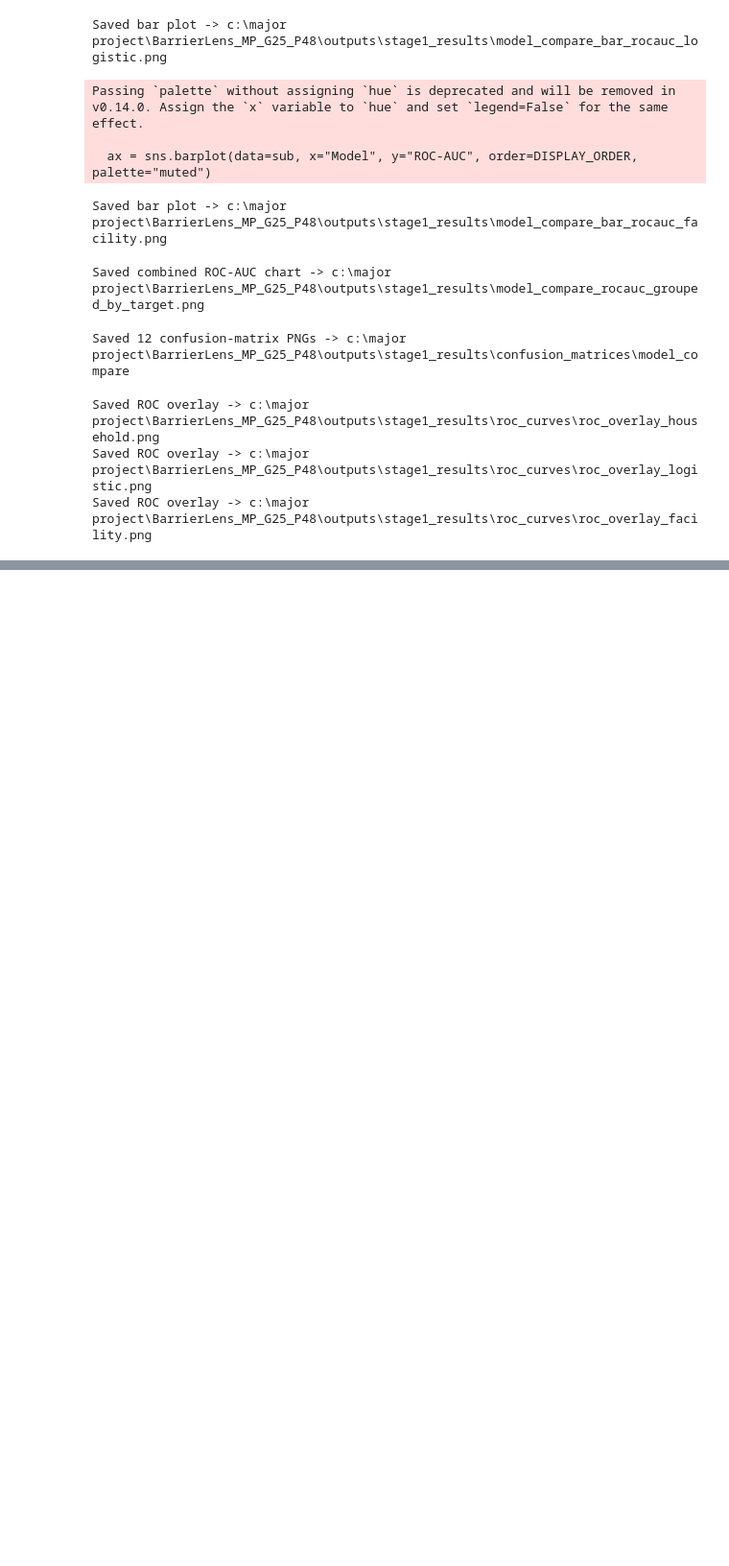
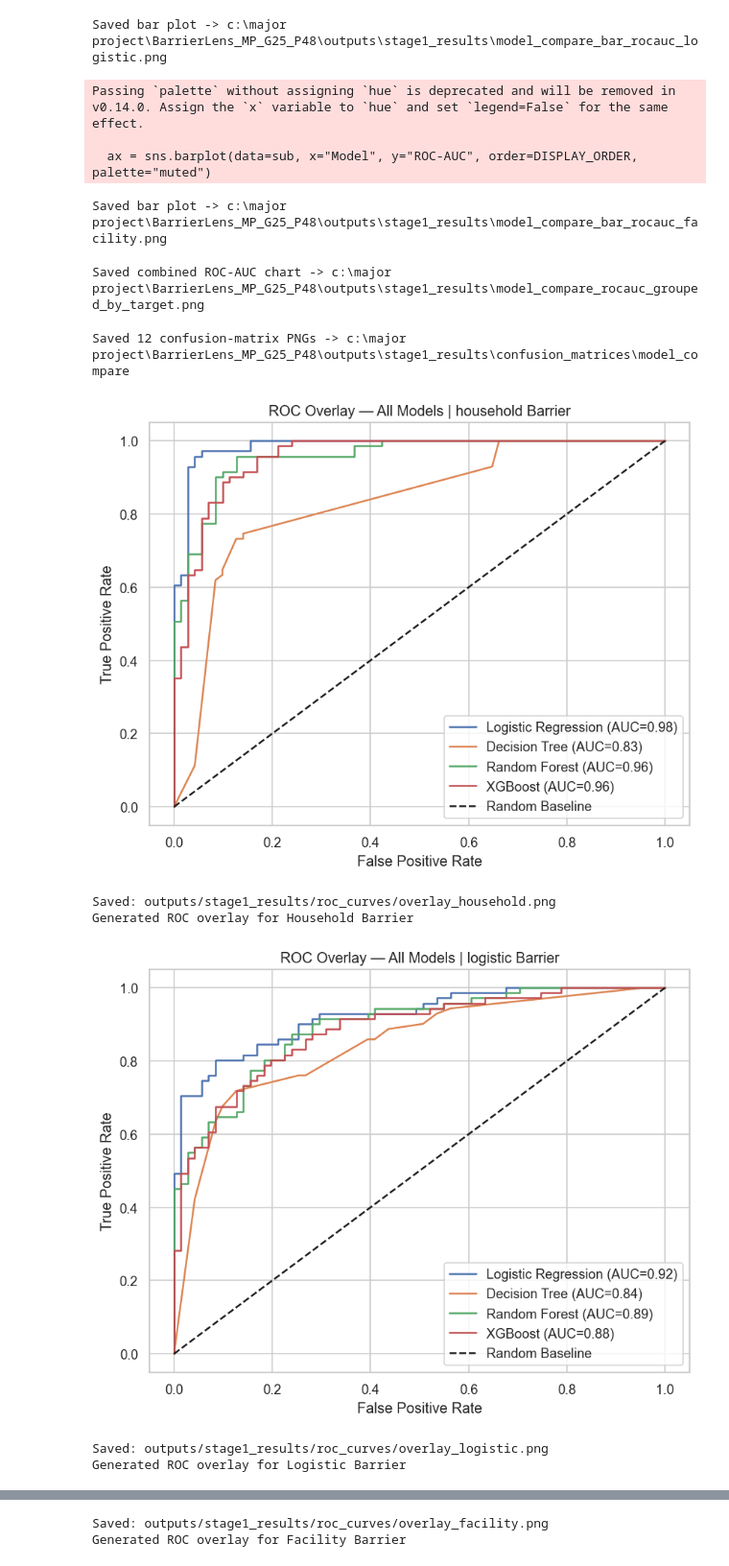
Before and after one commit to pbcs2025/BarrierLens_MP_G25_P48, a Jupyter notebook: notebooks/06_stage1_model_compare.ipynb, the cells around one changed output, grey strips where cells are left out. Shown at 96% size. Cells and saved outputs as stored; diff of their text form; code cells hidden in the pictures; blank space fills up the shorter version.

Commit message:
comparsion of models update

```diff
--- a/notebooks/06_stage1_model_compare.ipynb
+++ b/notebooks/06_stage1_model_compare.ipynb
@@ -358,41 +324,26 @@ print(f"Saved {len(DISPLAY_ORDER) * len(TARGET_CONFIG)} confusion-matrix PNGs ->
 # %% [output]
 Saved 12 confusion-matrix PNGs -> c:\major project\BarrierLens_MP_G25_P48\outputs\stage1_results\confusion_matrices\model_compare
 # %%
-# Step 10 — ROC overlays (predict_proba), one PNG per target -> outputs/stage1_results/roc_curves/
+# Step 9 — ROC overlays using shared utility (LR, DT, RF, XGB together)
 
-
-def plot_roc_overlay_for_target(target_key: str, barrier_title: str) -> None:
-    roc_dir = out_dir / "roc_curves"
-    roc_dir.mkdir(parents=True, exist_ok=True)
-
-    Xt = splits[target_key]["X_test"]
-    yt = splits[target_key]["y_test"]
-
-    plt.figure(figsize=(8.5, 6.5))
-    for model_name in DISPLAY_ORDER:
-        mdl = MODELS[model_name][target_key]
-        y_prob = mdl.predict_proba(Xt)[:, 1]
-        fpr, tpr, _ = roc_curve(yt, y_prob)
-        roc_auc_val = auc(fpr, tpr)
-        plt.plot(fpr, tpr, lw=2.0, label=f"{model_name} (AUC={roc_auc_val:.4f})")
-    plt.plot([0, 1], [0, 1], "k--", lw=1, label="Random baseline")
-    plt.xlabel("False positive rate")
-    plt.ylabel("True positive rate")
-    plt.title(f"ROC overlay — {barrier_title}")
-    plt.legend(loc="lower right")
-    plt.xlim([-0.02, 1.0])
-    plt.ylim([0.0, 1.02])
-    plt.tight_layout()
-
-    out_png = roc_dir / f"roc_overlay_{target_key}.png"
-    plt.savefig(out_png, dpi=150, bbox_inches="tight")
-    plt.close()
-    print(f"Saved ROC overlay -> {out_png}")
-
-
-for key, _, label in TARGET_CONFIG:
-    plot_roc_overlay_for_target(key, label)
+for key, _, barrier_label in TARGET_CONFIG:
+    models_for_target = {
+        "Logistic Regression": MODELS["Logistic Regression"][key],
+        "Decision Tree": MODELS["Decision Tree"][key],
+        "Random Forest": MODELS["Random Forest"][key],
+        "XGBoost": MODELS["XGBoost"][key],
+    }
+    plot_roc_overlay(
+        models_dict=models_for_target,
+        X_test=splits[key]["X_test"],
+        y_test=splits[key]["y_test"],
+        target_name=key,
+    )
+    print(f"Generated ROC overlay for {barrier_label}")
 # %% [output]
+[figure, added]
-Saved ROC overlay -> c:\major project\BarrierLens_MP_G25_P48\outputs\stage1_results\roc_curves\roc_overlay_household.png
-Saved ROC overlay -> c:\major project\BarrierLens_MP_G25_P48\outputs\stage1_results\roc_curves\roc_overlay_logistic.png
-Saved ROC overlay -> c:\major project\BarrierLens_MP_G25_P48\outputs\stage1_results\roc_curves\roc_overlay_facility.png
+Saved: outputs/stage1_results/roc_curves/overlay_household.png
+Generated ROC overlay for Household Barrier
+[figure, added]
+Saved: outputs/stage1_results/roc_curves/overlay_logistic.png
+Generated ROC overlay for Logistic Barrier
@@ -398,0 +351,2 @@ Saved ROC overlay -> c:\major project\BarrierLens_MP_G25_P48\outputs\stage1_resu
+Saved: outputs/stage1_results/roc_curves/overlay_facility.png
+Generated ROC overlay for Facility Barrier
```
Also changed, not shown: parts of 8 cells of this notebook, 10 other files.
